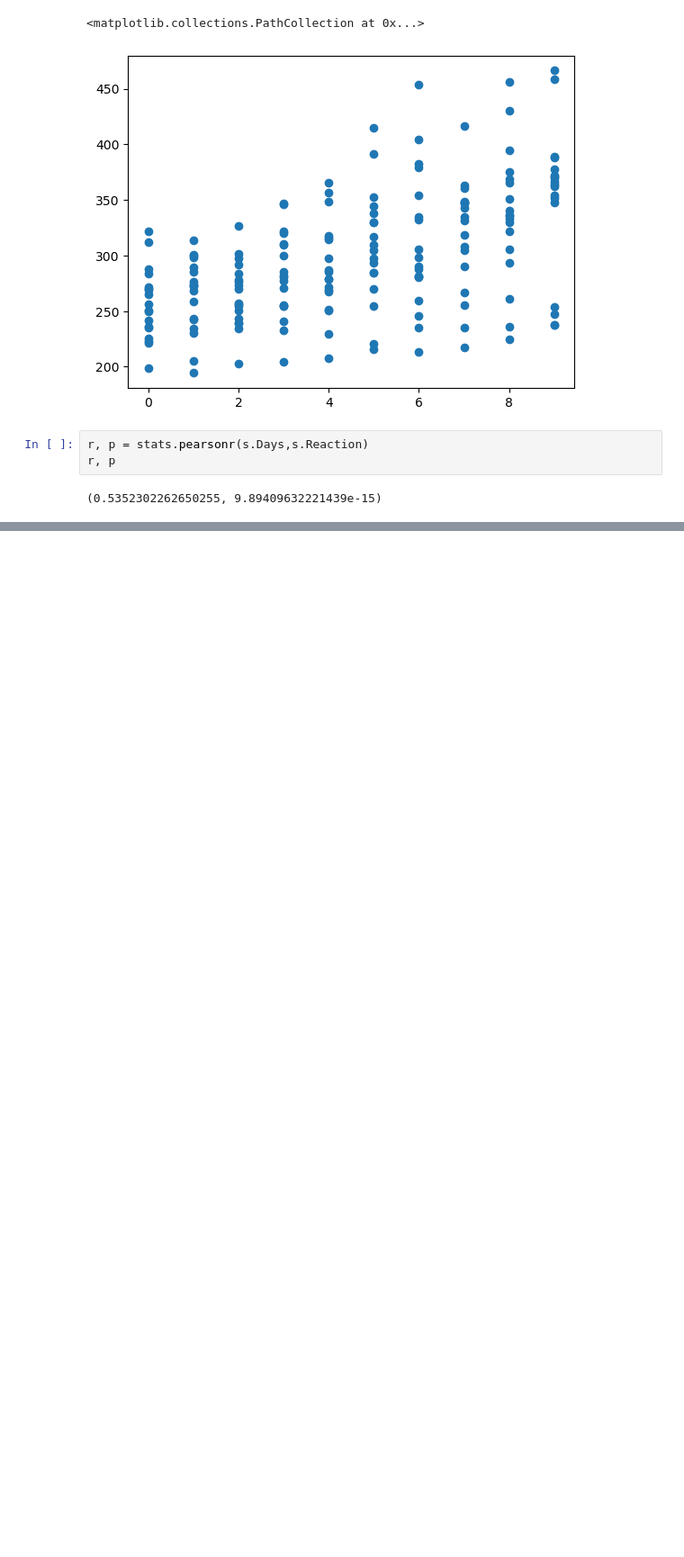
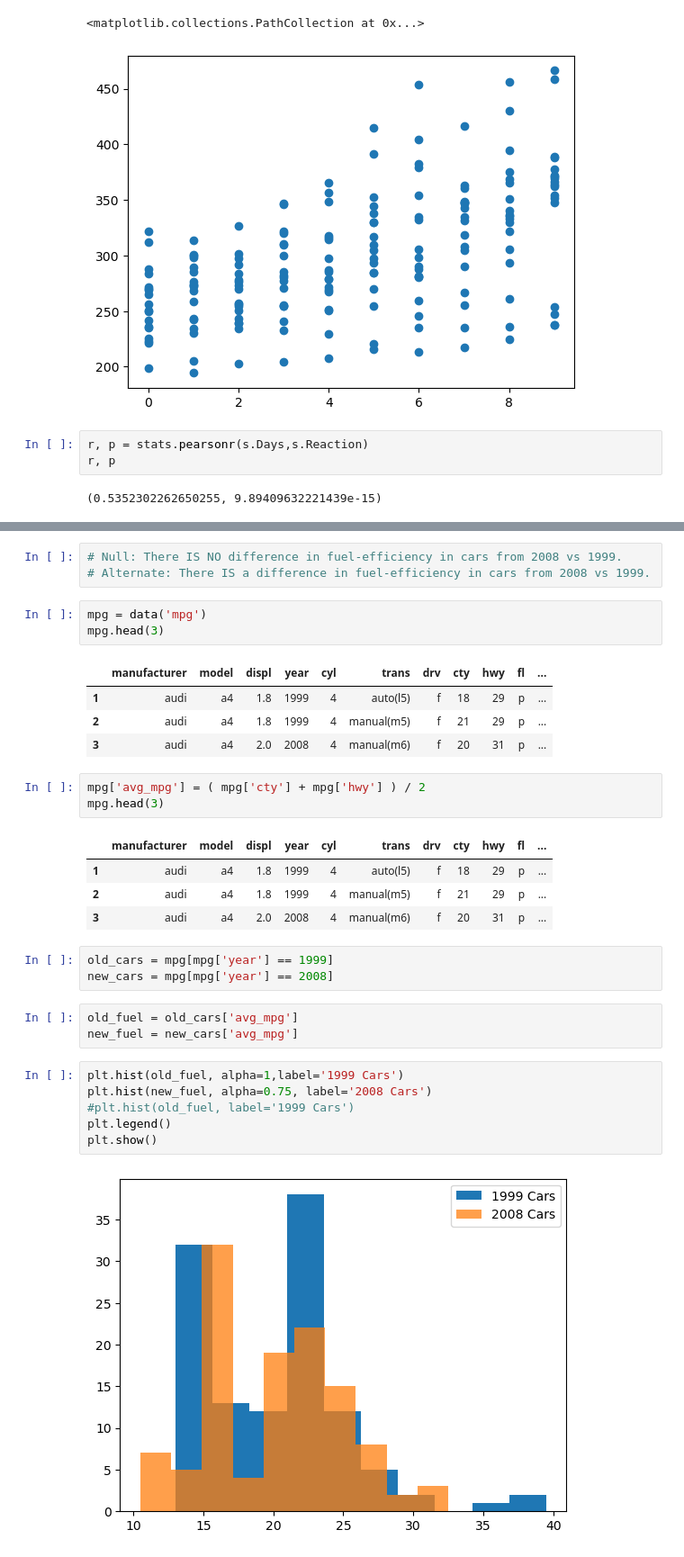
Before and after one commit to nickpedri/statistics-exercises, a Jupyter notebook: hypothesis_testing.ipynb, the cells around one changed output, grey strips where cells are left out. Shown: that part at 90% size. Saved outputs shown, nothing was run; the diff lists cells and outputs as text; blank space fills up the shorter version.

```diff
--- a/hypothesis_testing.ipynb
+++ b/hypothesis_testing.ipynb
@@ -442,0 +509,33 @@ r, p
+# %%
+# Null: There IS NO difference in fuel-efficiency in cars from 2008 vs 1999.
+# Alternate: There IS a difference in fuel-efficiency in cars from 2008 vs 1999.
+# %%
+mpg = data('mpg')
+mpg.head(3)
+# %% [output]
+|  | manufacturer | model | displ | year | cyl | trans | drv | cty | hwy | fl | ... |
+| 1 | audi | a4 | 1.8 | 1999 | 4 | auto(l5) | f | 18 | 29 | p | ... |
+| 2 | audi | a4 | 1.8 | 1999 | 4 | manual(m5) | f | 21 | 29 | p | ... |
+| 3 | audi | a4 | 2.0 | 2008 | 4 | manual(m6) | f | 20 | 31 | p | ... |
+# %%
+mpg['avg_mpg'] = ( mpg['cty'] + mpg['hwy'] ) / 2
+mpg.head(3)
+# %% [output]
+|  | manufacturer | model | displ | year | cyl | trans | drv | cty | hwy | fl | ... |
+| 1 | audi | a4 | 1.8 | 1999 | 4 | auto(l5) | f | 18 | 29 | p | ... |
+| 2 | audi | a4 | 1.8 | 1999 | 4 | manual(m5) | f | 21 | 29 | p | ... |
+| 3 | audi | a4 | 2.0 | 2008 | 4 | manual(m6) | f | 20 | 31 | p | ... |
+# %%
+old_cars = mpg[mpg['year'] == 1999]
+new_cars = mpg[mpg['year'] == 2008]
+# %%
+old_fuel = old_cars['avg_mpg']
+new_fuel = new_cars['avg_mpg']
+# %%
+plt.hist(old_fuel, alpha=1,label='1999 Cars')
+plt.hist(new_fuel, alpha=0.75, label='2008 Cars')
+#plt.hist(old_fuel, label='1999 Cars')
+plt.legend()
+plt.show()
+# %% [output]
+[figure, added]
```
Also changed, not shown: parts of 34 cells of this notebook.
